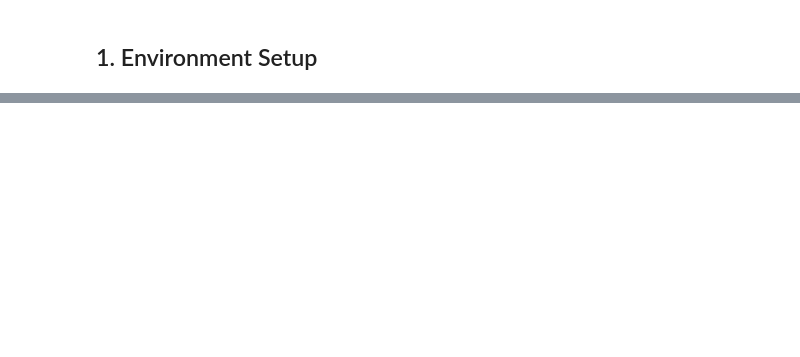
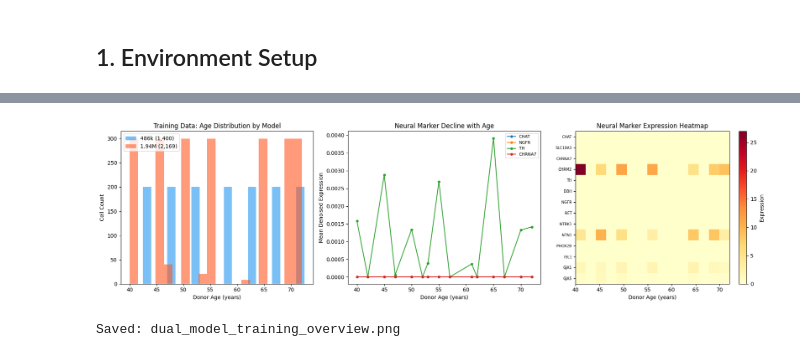
Before and after one commit to alaaaldeen1994/is-chrp-v26-zenith, a Jupyter notebook: training/Zenith_v31_neural_cardiac_Training.ipynb, the cells around one changed output, grey strips where cells are left out. Cells and saved outputs as stored; diff of their text form; code cells hidden in the pictures; blank space fills up the shorter version.

```diff
--- a/training/Zenith_v31_neural_cardiac_Training.ipynb
+++ b/training/Zenith_v31_neural_cardiac_Training.ipynb
@@ -85,20 +48,0 @@ else:
-# %%
-# Keep raw counts in a layer
-adata.layers['counts'] = adata.X.copy()
-
-# Highly Variable Genes (top 4000, seurat_v3)
-sc.pp.highly_variable_genes(adata, n_top_genes=4000, flavor='seurat_v3', batch_key='dataset_id' if 'dataset_id' in adata.obs.columns else None)
-print(f"HVG selected: {adata.var['highly_variable'].sum()} genes")
-
-# Verify neural markers are in HVG
-NEURAL_MARKERS = ['CHAT', 'SLC18A3', 'CHRNA7', 'CHRM2', 'TH', 'DBH', 'NGFR', 'RET', 'NTRK1', 'PHOX2B', 'ISL1', 'GJA1', 'GJA5']
-found = [g for g in NEURAL_MARKERS if g in adata.var_names and adata.var.loc[g, 'highly_variable']]
-missing = [g for g in NEURAL_MARKERS if g not in adata.var_names or not adata.var.loc[g, 'highly_variable']]
-print(f"Neural markers in HVG: {len(found)}/{len(NEURAL_MARKERS)}")
-if missing:
-    print(f"  Missing/not-HVG: {missing}")
-    # Force-include missing markers
-    for g in missing:
-        if g in adata.var_names:
-            adata.var.loc[g, 'highly_variable'] = True
-            print(f"  Force-included: {g}")
@@ -339,0 +803,52 @@ app.include_router(neural_router)
+# %%
+# Visualize the combined training data distribution
+fig, axes = plt.subplots(1, 3, figsize=(18, 5))
+
+# 1. Age distribution by source
+ages_a = [d['age'] for d in training_data if d['source'] == '486k_specialist']
+ages_b = [d['age'] for d in training_data if d['source'] == '194m_foundation']
+axes[0].hist(ages_a, bins=20, alpha=0.6, label=f'486k ({len(ages_a):,})', color='#2196F3')
+axes[0].hist(ages_b, bins=20, alpha=0.6, label=f'1.94M ({len(ages_b):,})', color='#FF5722')
+axes[0].set_xlabel('Donor Age (years)')
+axes[0].set_ylabel('Cell Count')
+axes[0].set_title('Training Data: Age Distribution by Model')
+axes[0].legend()
+
+# 2. Mean expression of key markers by age (combined)
+key_markers = ['CHAT', 'NGFR', 'TH', 'CHRNA7']
+age_bins = sorted(set(int(d['age']) for d in training_data))
+for marker in key_markers:
+    means = []
+    for ab in age_bins:
+        vals = [d['neural_expr'].get(marker, 0) for d in training_data
+                if int(d['age']) == ab]
+        means.append(np.mean(vals) if vals else 0)
+    axes[1].plot(age_bins, means, 'o-', label=marker, markersize=4)
+axes[1].set_xlabel('Donor Age (years)')
+axes[1].set_ylabel('Mean Denoised Expression')
+axes[1].set_title('Neural Marker Decline with Age')
+axes[1].legend(fontsize=8)
+
+# 3. Heatmap: all markers vs age
+heat_data = []
+for ab in age_bins:
+    row = []
+    for g in NEURAL_MARKERS:
+        vals = [d['neural_expr'].get(g, 0) for d in training_data if int(d['age']) == ab]
+        row.append(np.mean(vals) if vals else 0)
+    heat_data.append(row)
+im = axes[2].imshow(np.array(heat_data).T, aspect='auto', cmap='YlOrRd',
+                     extent=[min(age_bins), max(age_bins), len(NEURAL_MARKERS)-0.5, -0.5])
+axes[2].set_yticks(range(len(NEURAL_MARKERS)))
+axes[2].set_yticklabels(NEURAL_MARKERS, fontsize=7)
+axes[2].set_xlabel('Donor Age (years)')
+axes[2].set_title('Neural Marker Expression Heatmap')
+plt.colorbar(im, ax=axes[2], label='Expression')
+
+plt.tight_layout()
+plt.savefig('dual_model_training_overview.png', dpi=150)
+plt.show()
+print("Saved: dual_model_training_overview.png")
+# %% [output]
+[figure, added]
+Saved: dual_model_training_overview.png
```
Also changed, not shown: parts of 44 cells of this notebook, 11 other files.
